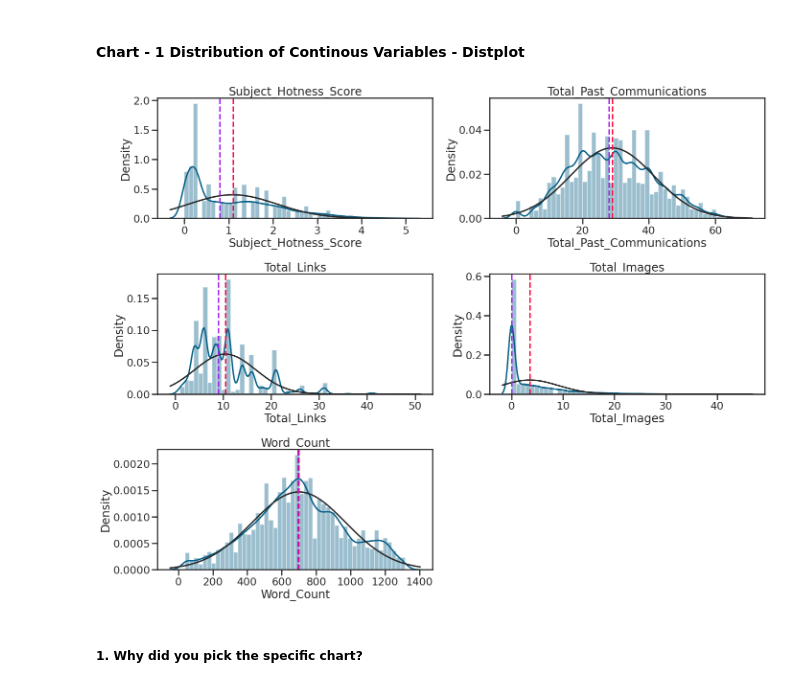
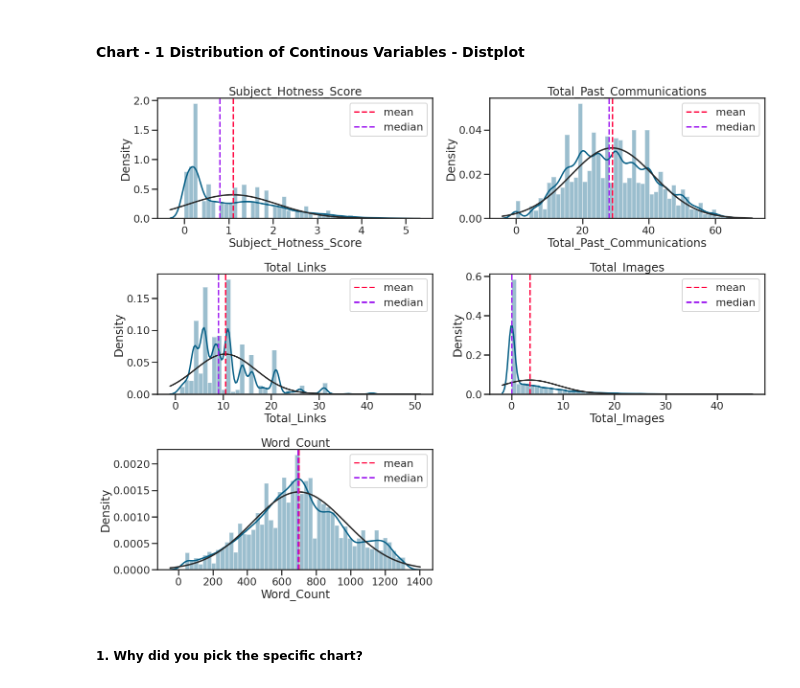
Before and after one commit to abhinav4201/Classification-Email-Campaign-Effectiveness-Prediction, a Jupyter notebook: Email_Campaign_Effectiveness_Prediction_capstone_3.ipynb, the cells around one changed output. Drawn from its saved outputs; the diff is of its cells as text; code cells hidden in the pictures.

```diff
--- a/Email_Campaign_Effectiveness_Prediction_capstone_3.ipynb
+++ b/Email_Campaign_Effectiveness_Prediction_capstone_3.ipynb
@@ -768,18 +768,19 @@ Email type 1 with source 2 location c email campaign type 1 when sent on morning
 # %%
 # Chart - 1 visualization code numerical feature
 graph = plt.figure(figsize = (20,30))
 for i,col in enumerate(num_feature) :
     sns.set_style("ticks")
     sns.set_context("poster");
     plt.subplot(6,2,i+1);
     sns.distplot(df[col], color = '#055E85', fit = norm);
     feature = df[col]
     plt.axvline(feature.mean(), color='#ff033e', linestyle='dashed', linewidth=3,label= 'mean');  #red
     plt.axvline(feature.median(), color='#A020F0', linestyle='dashed', linewidth=3,label='median'); #cyan
+    plt.legend(bbox_to_anchor = (1.0, 1), loc = 'upper right')
     plt.title(f'{col.title()}');
     plt.tight_layout();
 # %% [output]
-[figure, old version]
+[figure, new version]
 # %% [markdown]
 ##### 1. Why did you pick the specific chart?
 # %% [markdown]
```
Also changed, not shown: parts of 26 cells of this notebook.
